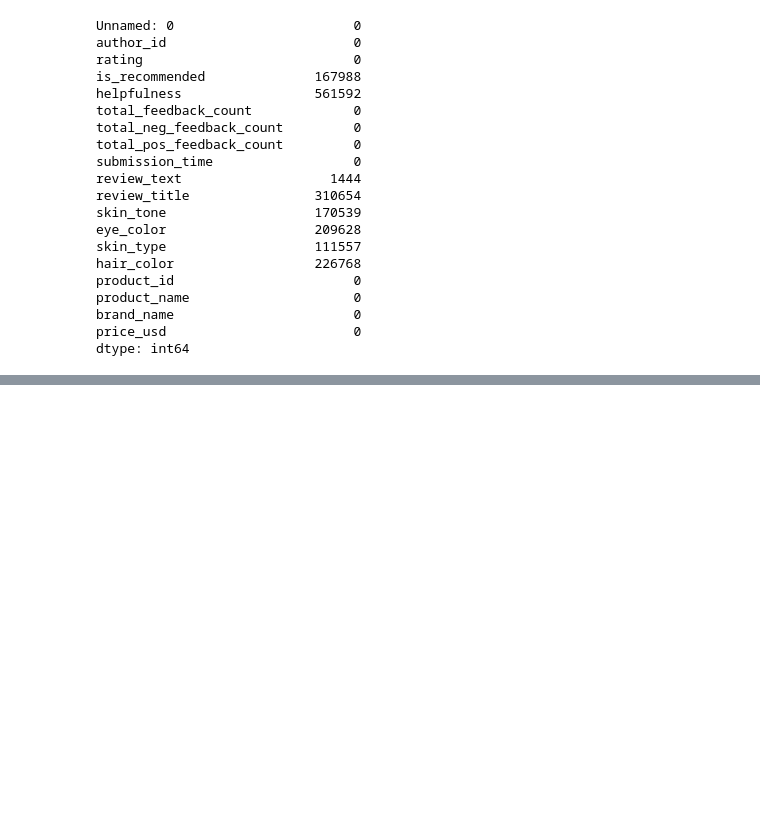
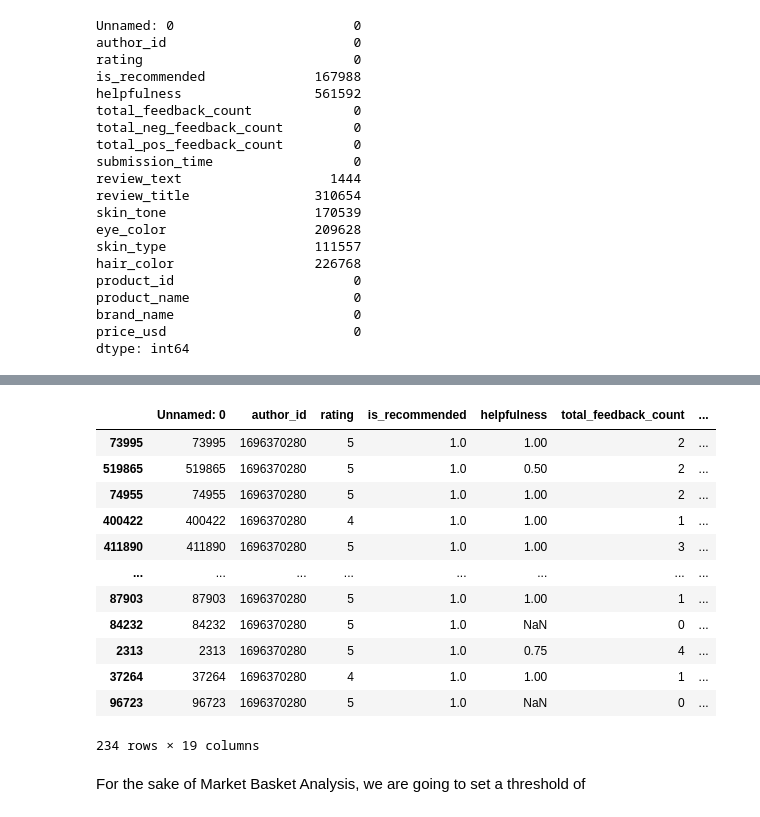
Before and after one commit to eshentong/BA820-team, a Jupyter notebook: BA820.ipynb, the cells around one changed output, grey strips where cells are left out. Drawn from its saved outputs; the diff is of its cells as text; code cells hidden in the pictures; blank space fills up the shorter version.

```diff
--- a/BA820.ipynb
+++ b/BA820.ipynb
@@ -97,0 +234,18 @@ dtype: int64
+# %%
+df_reviews[df_reviews['author_id'] == '1696370280'].sort_values(by='submission_time')
+# %% [output]
+|  | Unnamed: 0 | author_id | rating | is_recommended | helpfulness | total_feedback_count | ... |
+| 73995 | 73995 | 1696370280 | 5 | 1.0 | 1.00 | 2 | ... |
+| 519865 | 519865 | 1696370280 | 5 | 1.0 | 0.50 | 2 | ... |
+| 74955 | 74955 | 1696370280 | 5 | 1.0 | 1.00 | 2 | ... |
+| 400422 | 400422 | 1696370280 | 4 | 1.0 | 1.00 | 1 | ... |
+| 411890 | 411890 | 1696370280 | 5 | 1.0 | 1.00 | 3 | ... |
+| ... | ... | ... | ... | ... | ... | ... | ... |
+| 87903 | 87903 | 1696370280 | 5 | 1.0 | 1.00 | 1 | ... |
+| 84232 | 84232 | 1696370280 | 5 | 1.0 | NaN | 0 | ... |
+| 2313 | 2313 | 1696370280 | 5 | 1.0 | 0.75 | 4 | ... |
+| 37264 | 37264 | 1696370280 | 4 | 1.0 | 1.00 | 1 | ... |
+| 96723 | 96723 | 1696370280 | 5 | 1.0 | NaN | 0 | ... |
+234 rows × 19 columns
+# %% [markdown]
+For the sake of Market Basket Analysis, we are going to set a threshold of
```
Also changed, not shown: parts of 18 cells of this notebook.
